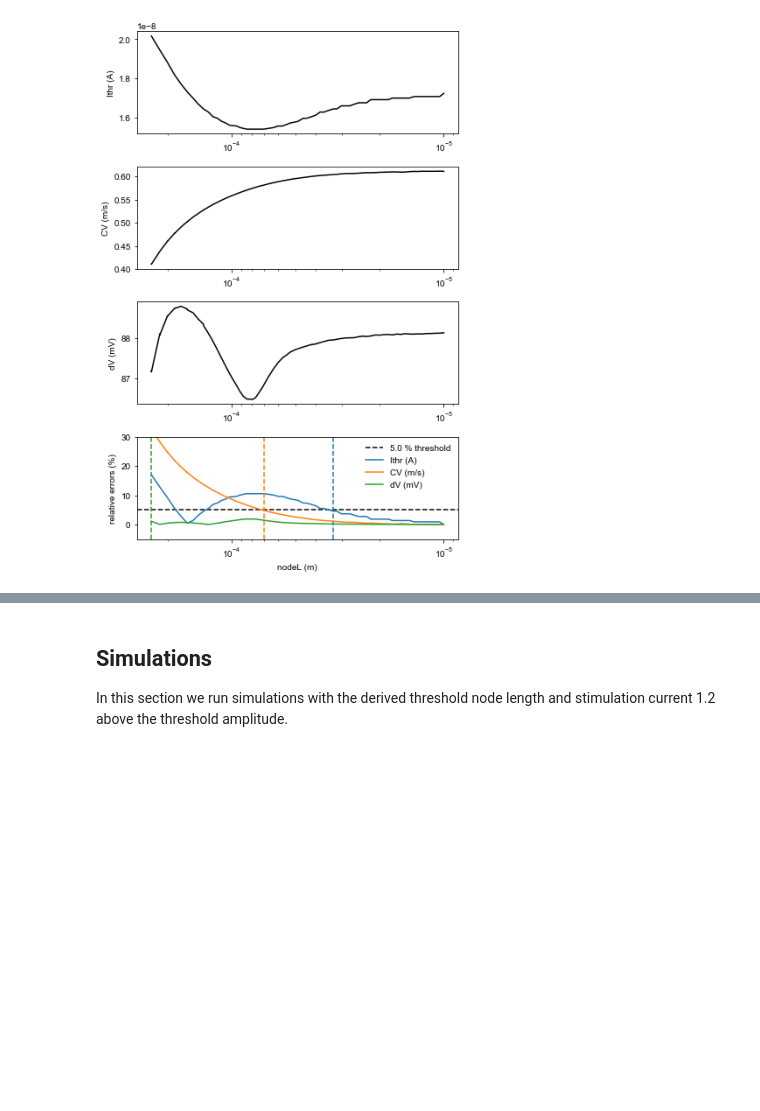
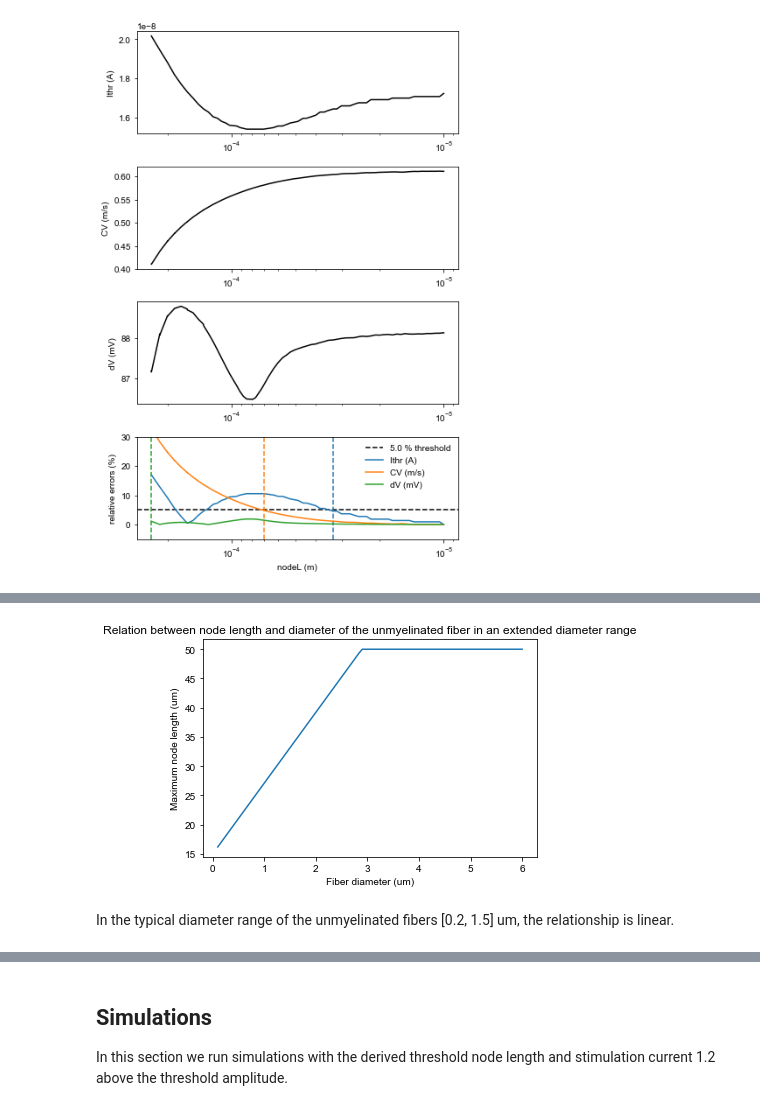
Before and after one commit to tjjlemaire/MorphoSONIC, a Jupyter notebook: notebooks/unmyelinated fiber - convergence.ipynb, the cells around one changed output, grey strips where cells are left out. Saved outputs shown, nothing was run; the diff lists cells and outputs as text; code cells hidden in the pictures; blank space fills up the shorter version.

```diff
--- a/notebooks/unmyelinated fiber - convergence.ipynb
+++ b/notebooks/unmyelinated fiber - convergence.ipynb
@@ -106,0 +154,18 @@ fig = plotConvergenceResults(df, inkey, outkeys, rel_eps_thr=rel_eps_thr)
+# %%
+# Maximum node length computation
+fiber_diameters = np.linspace(0.1, 6, 100)
+nodelength_thr = fiber_diameters * 12.1 + 15.0  #um
+max_nodelength = np.zeros(len(nodelength_thr))
+for i, nlthr in enumerate(nodelength_thr):
+    max_nodelength[i] = min(nlthr, 50)
+
+plt.plot(fiber_diameters, max_nodelength)
+plt.xlabel('Fiber diameter (um)')
+plt.ylabel('Maximum node length (um)')
+plt.title('Relation between node length and diameter '
+          + 'of the unmyelinated fiber in an extended diameter range')
+plt.show()
+# %% [output]
+[figure, added]
+# %% [markdown]
+In the typical diameter range of the unmyelinated fibers [0.2, 1.5] um, the relationship is linear.
```
Also changed, not shown: parts of 9 cells of this notebook, 4 other files.
